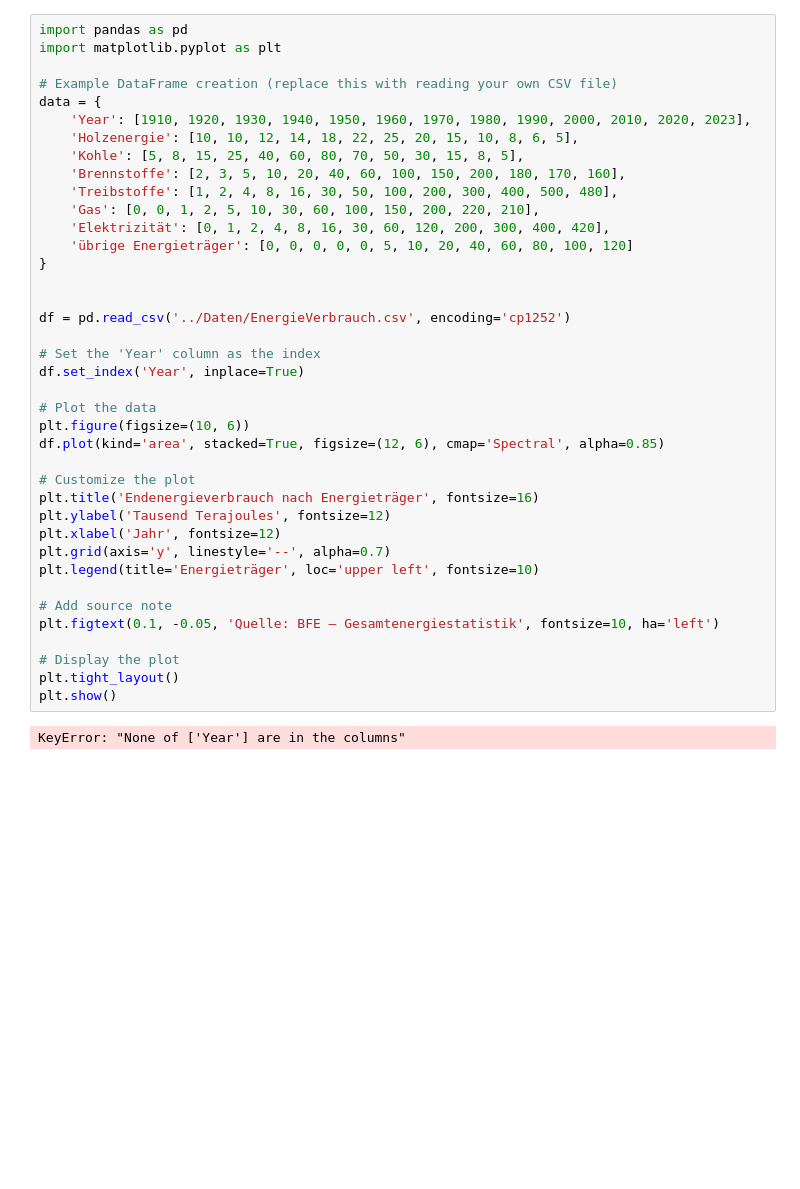
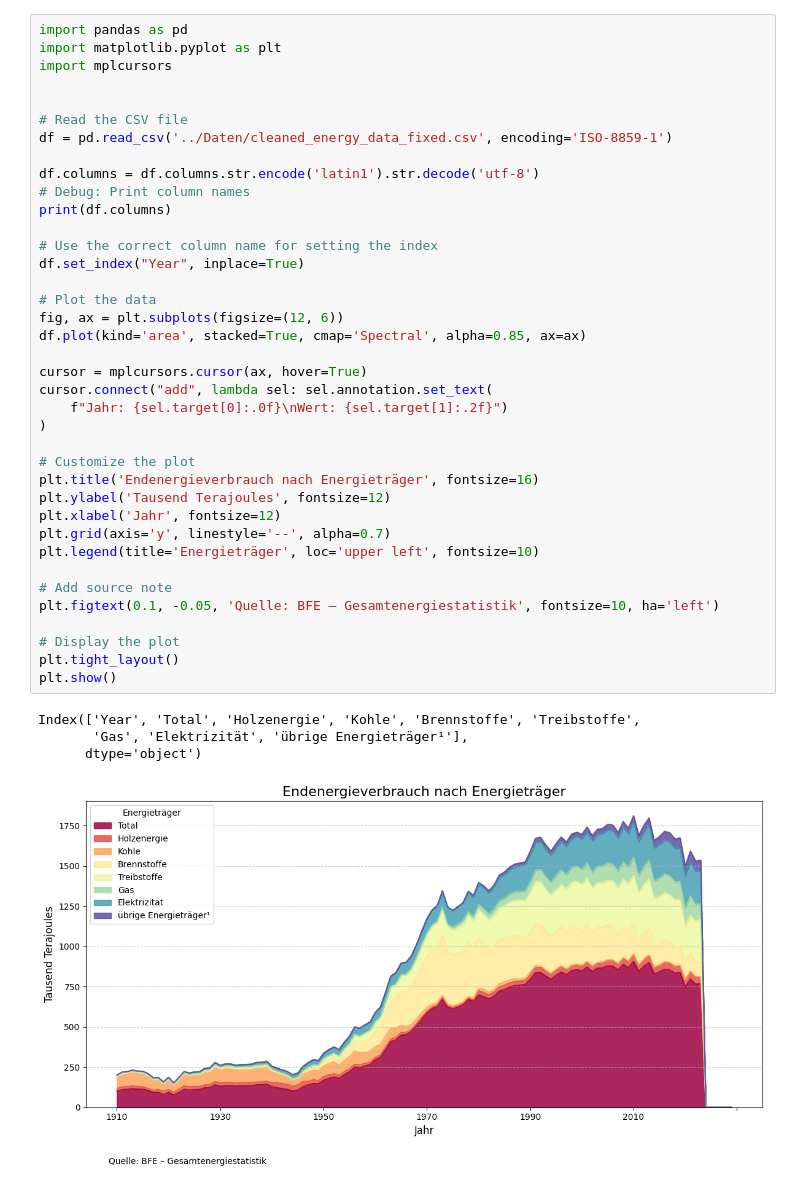
Before and after one commit to Oscip/PRWR-Project, a Jupyter notebook: Codes/Test.ipynb, the cells around one changed output. Cells and saved outputs as stored; diff of their text form; blank space fills up the shorter version.

Commit message:
Graph is working and quick

```diff
--- a/Codes/Test.ipynb
+++ b/Codes/Test.ipynb
@@ -1,41 +1,43 @@
 # %%
 import pandas as pd
 import matplotlib.pyplot as plt
-
-# Example DataFrame creation (replace this with reading your own CSV file)
-data = {
-    'Year': [1910, 1920, 1930, 1940, 1950, 1960, 1970, 1980, 1990, 2000, 2010, 2020, 2023],
-    'Holzenergie': [10, 10, 12, 14, 18, 22, 25, 20, 15, 10, 8, 6, 5],
-    'Kohle': [5, 8, 15, 25, 40, 60, 80, 70, 50, 30, 15, 8, 5],
-    'Brennstoffe': [2, 3, 5, 10, 20, 40, 60, 100, 150, 200, 180, 170, 160],
-    'Treibstoffe': [1, 2, 4, 8, 16, 30, 50, 100, 200, 300, 400, 500, 480],
-    'Gas': [0, 0, 1, 2, 5, 10, 30, 60, 100, 150, 200, 220, 210],
-    'Elektrizität': [0, 1, 2, 4, 8, 16, 30, 60, 120, 200, 300, 400, 420],
-    'übrige Energieträger': [0, 0, 0, 0, 0, 5, 10, 20, 40, 60, 80, 100, 120]
-}
+import mplcursors
 
 
-df = pd.read_csv('../Daten/EnergieVerbrauch.csv', encoding='cp1252')
+# Read the CSV file
+df = pd.read_csv('../Daten/cleaned_energy_data_fixed.csv', encoding='ISO-8859-1')
 
-# Set the 'Year' column as the index
-df.set_index('Year', inplace=True)
+df.columns = df.columns.str.encode('latin1').str.decode('utf-8')
+# Debug: Print column names
+print(df.columns)
+
+# Use the correct column name for setting the index
+df.set_index("Year", inplace=True)
 
 # Plot the data
-plt.figure(figsize=(10, 6))
-df.plot(kind='area', stacked=True, figsize=(12, 6), cmap='Spectral', alpha=0.85)
+fig, ax = plt.subplots(figsize=(12, 6))
+df.plot(kind='area', stacked=True, cmap='Spectral', alpha=0.85, ax=ax)
+
+cursor = mplcursors.cursor(ax, hover=True)
+cursor.connect("add", lambda sel: sel.annotation.set_text(
+    f"Jahr: {sel.target[0]:.0f}\nWert: {sel.target[1]:.2f}")
+)
 
 # Customize the plot
 plt.title('Endenergieverbrauch nach Energieträger', fontsize=16)
 plt.ylabel('Tausend Terajoules', fontsize=12)
 plt.xlabel('Jahr', fontsize=12)
 plt.grid(axis='y', linestyle='--', alpha=0.7)
 plt.legend(title='Energieträger', loc='upper left', fontsize=10)
 
 # Add source note
 plt.figtext(0.1, -0.05, 'Quelle: BFE – Gesamtenergiestatistik', fontsize=10, ha='left')
 
 # Display the plot
 plt.tight_layout()
 plt.show()
 # %% [output]
-KeyError: "None of ['Year'] are in the columns"
+Index(['Year', 'Total', 'Holzenergie', 'Kohle', 'Brennstoffe', 'Treibstoffe',
+       'Gas', 'Elektrizität', 'übrige Energieträger¹'],
+      dtype='object')
+[figure, added]
```
Also changed, not shown: 6 other files.
